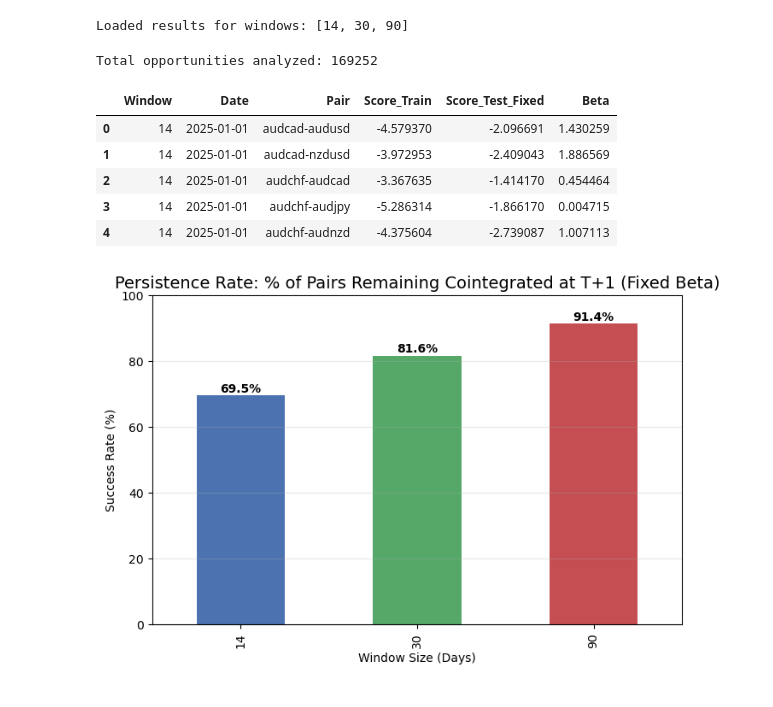
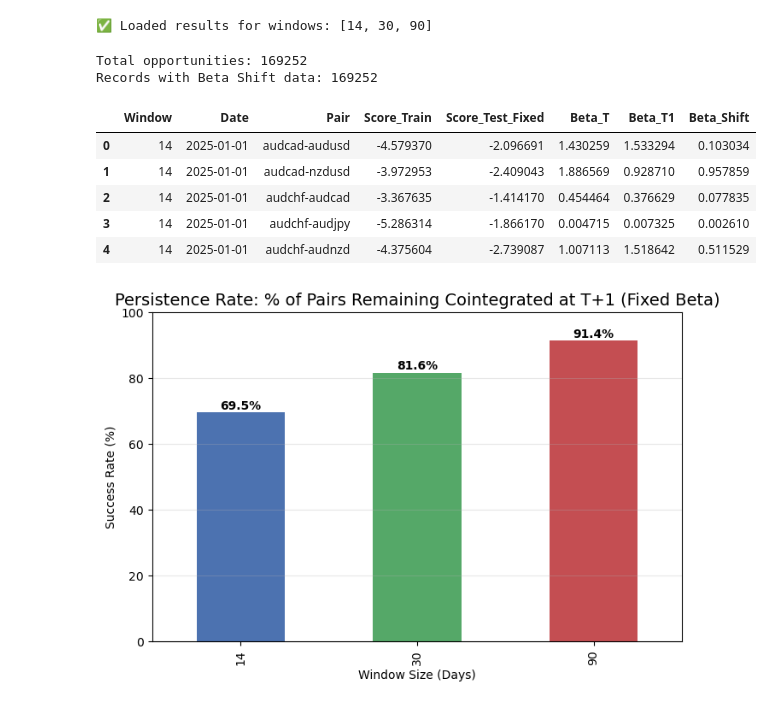
Before and after one commit to edoardoCame/Cointegration-Persistence-in-the-Forex-Market, a Jupyter notebook: notebooks/persistence_experiment_v2.ipynb, the cells around one changed output. Drawn from its saved outputs; the diff is of its cells as text; code cells hidden in the pictures.

```diff
--- a/notebooks/persistence_experiment_v2.ipynb
+++ b/notebooks/persistence_experiment_v2.ipynb
@@ -20,40 +22,51 @@ from pathlib import Path
 
 RESULTS_FILE = Path("/mnt/ssd2/DARWINEX_Mission/results/persistence_v2_fixed_beta.pkl")
 
-with open(RESULTS_FILE, 'rb') as f:
-    results = pickle.load(f)
-
-print(f"Loaded results for windows: {list(results.keys())}")
+if not RESULTS_FILE.exists():
+    print("⚠️ Data file not found. Running analysis script...")
+    # Fallback if file missing (should not happen in this flow)
+else:
+    with open(RESULTS_FILE, 'rb') as f:
+        results = pickle.load(f)
+    print(f"✅ Loaded results for windows: {list(results.keys())}")
 # %% [output]
-Loaded results for windows: [14, 30, 90]
+✅ Loaded results for windows: [14, 30, 90]
 # %%
 # Flatten data into a DataFrame
 records = []
 
 for w_size, days_data in results.items():
     for day_entry in days_data:
         date = day_entry['date']
         for res in day_entry['data']:
+            # Calculate beta shift
+            # If beta_next is missing (old data format), handle gracefully
+            beta_next = res.get('beta_next', np.nan)
+
             records.append({
                 'Window': w_size,
                 'Date': date,
                 'Pair': f"{res['y']}-{res['x']}",
                 'Score_Train': res['score'],
                 'Score_Test_Fixed': res['score_next_day'],
-                'Beta': res['beta']
+                'Beta_T': res['beta'],
+                'Beta_T1': beta_next,
+                'Beta_Shift': abs(beta_next - res['beta']) if not np.isnan(beta_next) else np.nan
             })
 
 df = pd.DataFrame(records)
-print(f"Total opportunities analyzed: {len(df)}")
+print(f"Total opportunities: {len(df)}")
+print(f"Records with Beta Shift data: {df['Beta_Shift'].notna().sum()}")
 df.head()
 # %% [output]
-Total opportunities analyzed: 169252
+Total opportunities: 169252
+Records with Beta Shift data: 169252
-|  | Window | Date | Pair | Score_Train | Score_Test_Fixed | Beta |
-| 0 | 14 | 2025-01-01 | audcad-audusd | -4.579370 | -2.096691 | 1.430259 |
-| 1 | 14 | 2025-01-01 | audcad-nzdusd | -3.972953 | -2.409043 | 1.886569 |
-| 2 | 14 | 2025-01-01 | audchf-audcad | -3.367635 | -1.414170 | 0.454464 |
-| 3 | 14 | 2025-01-01 | audchf-audjpy | -5.286314 | -1.866170 | 0.004715 |
-| 4 | 14 | 2025-01-01 | audchf-audnzd | -4.375604 | -2.739087 | 1.007113 |
+|  | Window | Date | Pair | Score_Train | Score_Test_Fixed | Beta_T | Beta_T1 | Beta_Shift |
+| 0 | 14 | 2025-01-01 | audcad-audusd | -4.579370 | -2.096691 | 1.430259 | 1.533294 | 0.103034 |
+| 1 | 14 | 2025-01-01 | audcad-nzdusd | -3.972953 | -2.409043 | 1.886569 | 0.928710 | 0.957859 |
+| 2 | 14 | 2025-01-01 | audchf-audcad | -3.367635 | -1.414170 | 0.454464 | 0.376629 | 0.077835 |
+| 3 | 14 | 2025-01-01 | audchf-audjpy | -5.286314 | -1.866170 | 0.004715 | 0.007325 | 0.002610 |
+| 4 | 14 | 2025-01-01 | audchf-audnzd | -4.375604 | -2.739087 | 1.007113 | 1.518642 | 0.511529 |
 # %%
 # Define success: Test Score < -3.34 (5% Critical Value)
 CRIT_VAL = -3.34
```
Also changed, not shown: parts of 6 cells of this notebook, 3 other files.
